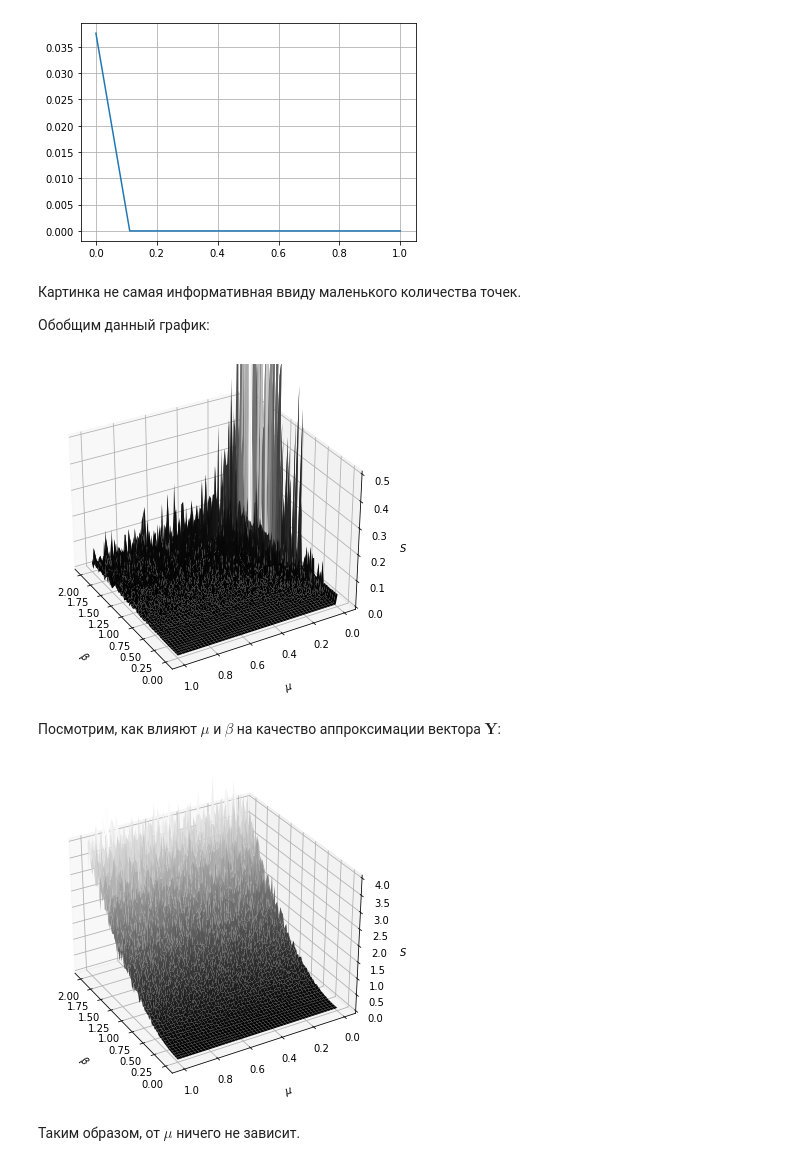
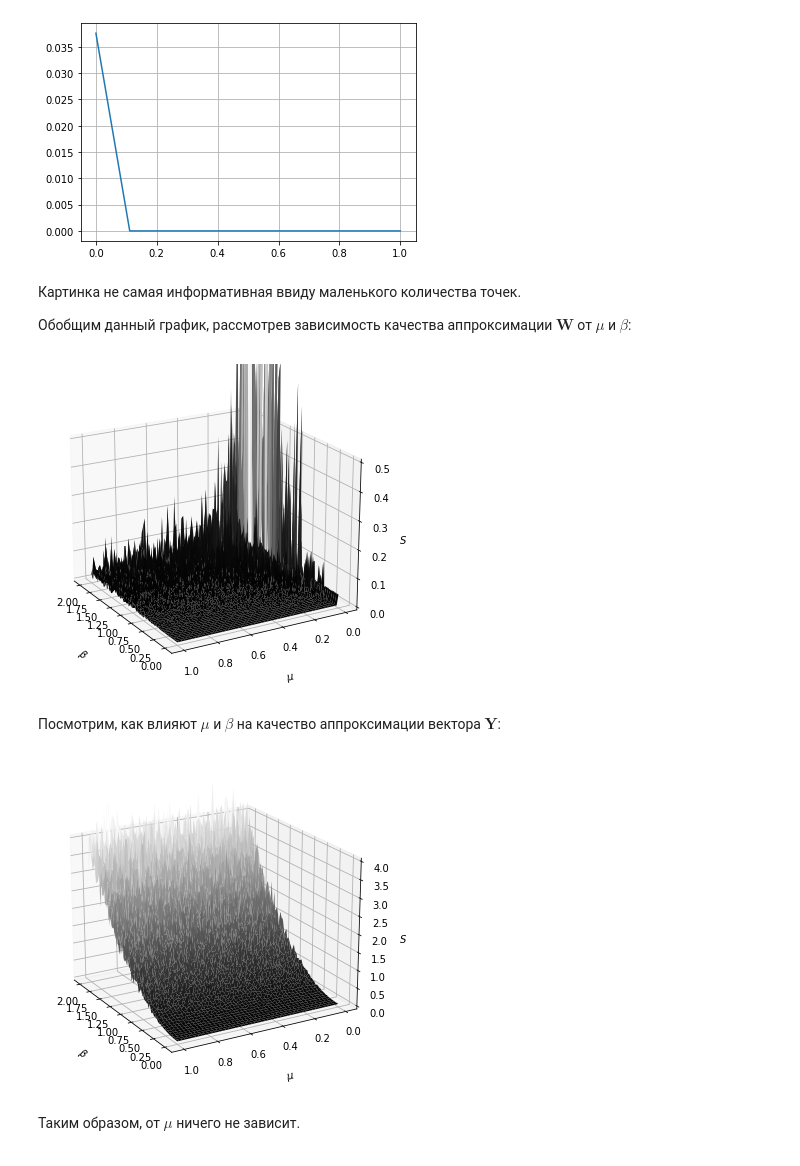
Before and after one commit to vederko-p/ml-first-steps, a Jupyter notebook: seminars/sem 6. Многомерная линейная регрессия. Метод главных компонент/sem6.ipynb, the cells around one changed output. Saved outputs shown, nothing was run; the diff lists cells and outputs as text; code cells hidden in the pictures.

```diff
--- a/seminars/sem 6. Многомерная линейная регрессия. Метод главных компонент/sem6.ipynb
+++ b/seminars/sem 6. Многомерная линейная регрессия. Метод главных компонент/sem6.ipynb
@@ -190,7 +191,7 @@ plt.show()
 # %% [markdown]
 Картинка не самая информативная ввиду маленького количества точек.
 
-Обобщим данный график:
+Обобщим данный график, рассмотрев зависимость качества аппроксимации $\mathbf{W}$ от $\mu$ и $\beta$:
 # %%
 np.random.seed(0)
 mus = np.linspace(0., 1., 100)
@@ -214,19 +215,19 @@ for beta in betas:
 # %%
 BETAS, MUS = np.meshgrid(betas, mus)
 scores = np.zeros_like(BETAS)
 for i in range(len(BETAS)):
     for j in range(len(BETAS[i])):
         scores[i][j] = list_of_errors[str(BETAS[i][j])][str(MUS[i][j])]
 
 fig = plt.figure(figsize=(14.0, 6.0))
 ax = plt.axes(projection='3d')
 ax.plot_surface(BETAS, MUS, scores, cmap='gist_gray', alpha=0.99)
 ax.set_xlabel(r'$\beta$', labelpad=14), ax.set_ylabel(r'$\mu$', labelpad=14)
-ax.set_zlabel(r'$S$'), ax.set_zlim((0, 0.5)), ax.view_init(30, 150)
+ax.set_zlabel(r'$S$'), ax.set_zlim((0, 0.5)), ax.view_init(20, 150)
 
 plt.show()
 # %% [output]
-[figure, old version]
+[figure, new version]
 # %% [markdown]
 Посмотрим, как влияют $\mu$ и $\beta$ на качество аппроксимации вектора $\mathbf{Y}$:
 # %%
@@ -260,11 +261,11 @@ fig = plt.figure(figsize=(14.0, 6.0))
 ax = plt.axes(projection='3d')
 ax.plot_surface(BETAS, MUS, scores, cmap='gist_gray', alpha=0.99)
 ax.set_xlabel(r'$\beta$', labelpad=14), ax.set_ylabel(r'$\mu$', labelpad=14)
-ax.set_zlabel(r'$S$'), ax.set_zlim((0, 4)), ax.view_init(30, 150)
+ax.set_zlabel(r'$S$'), ax.set_zlim((0, 4)), ax.view_init(20, 150)
 
 plt.show()
 # %% [output]
-[figure, old version]
+[figure, new version]
 # %% [markdown]
 Таким образом, от $\mu$ ничего не зависит.
 # %% [markdown]
```
Also changed, not shown: parts of 49 cells of this notebook.
